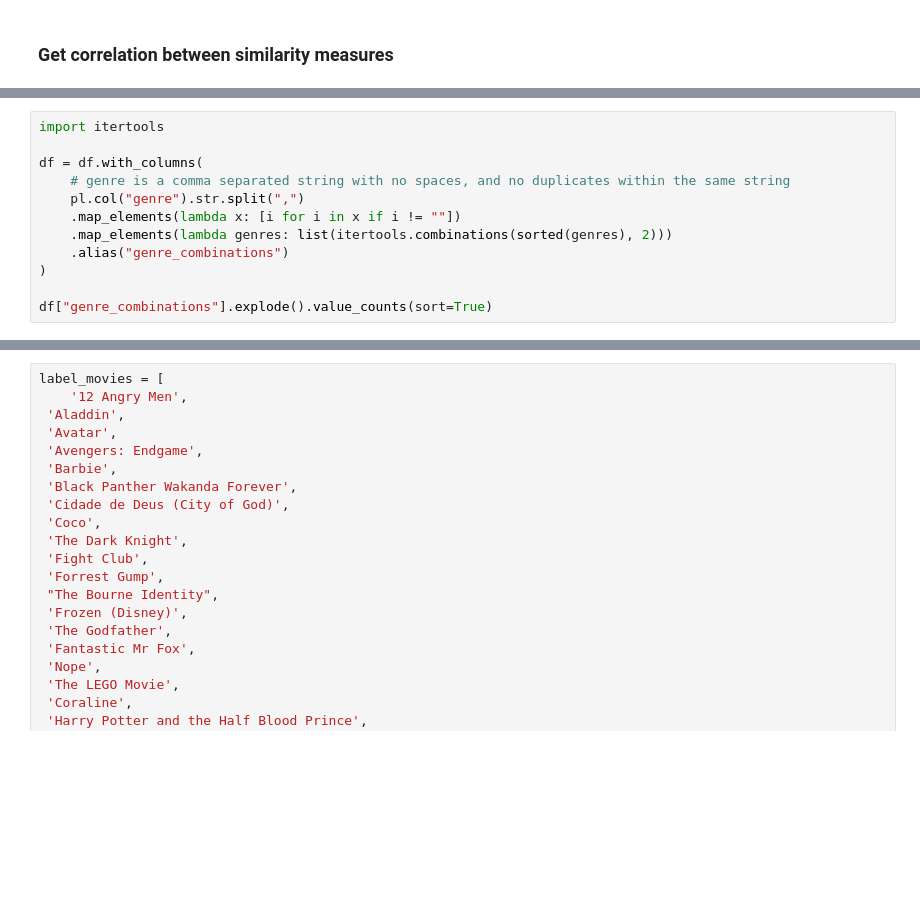
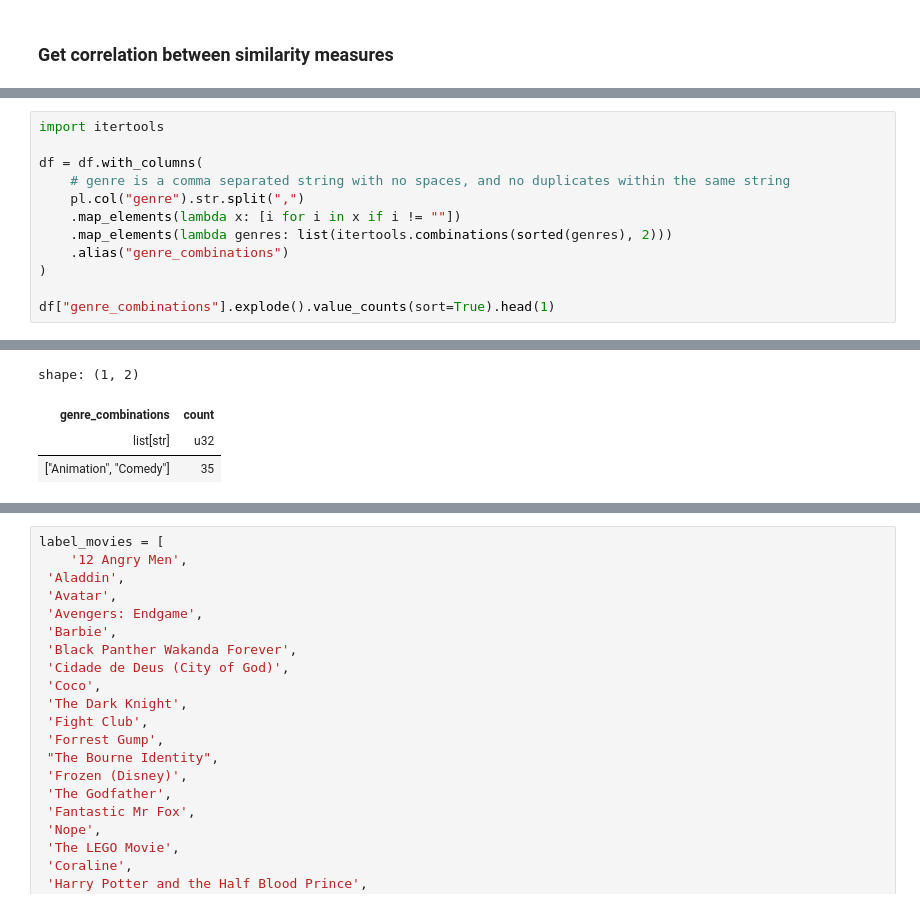
Before and after one commit to award96/Movie-Script-Vector-Search, a Jupyter notebook: 3-visualize-similarity.ipynb, the cells around one changed output, grey strips where cells are left out. Drawn from its saved outputs; the diff is of its cells as text; blank space fills up the shorter version.

```diff
--- a/3-visualize-similarity.ipynb
+++ b/3-visualize-similarity.ipynb
@@ -334,4 +152,5 @@ df = df.with_columns(
     .alias("genre_combinations")
 )
 
-df["genre_combinations"].explode().value_counts(sort=True)
+df["genre_combinations"].explode().value_counts(sort=True).head(1)
+# %% [output]
@@ -338,3 +161,7 @@ df["genre_combinations"].explode().value_counts(sort=True)
+shape: (1, 2)
+| genre_combinations | count |
+| list[str] | u32 |
+| ["Animation", "Comedy"] | 35 |
 # %%
 genre_counts = df["genre"].str.replace_all(r'[\s]', '')\
     .str.replace_all(r'[,]+', ',')\
```
Also changed, not shown: parts of 29 cells of this notebook, 1 other file.
